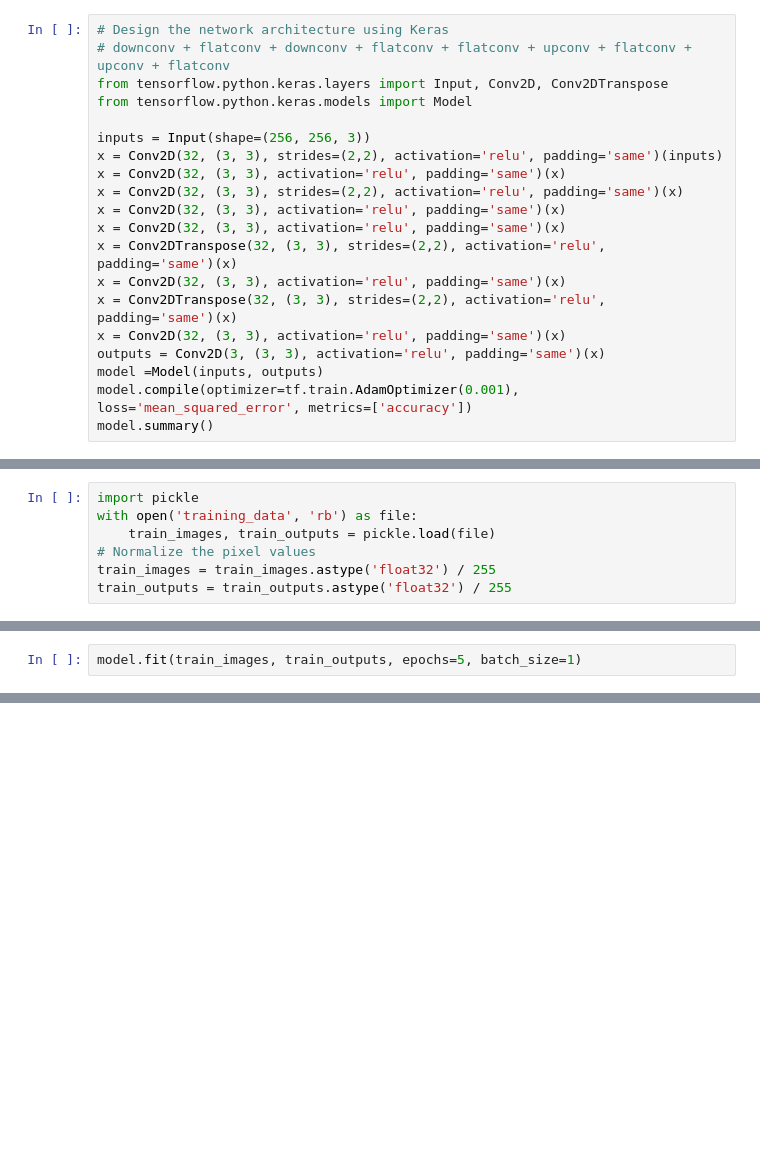
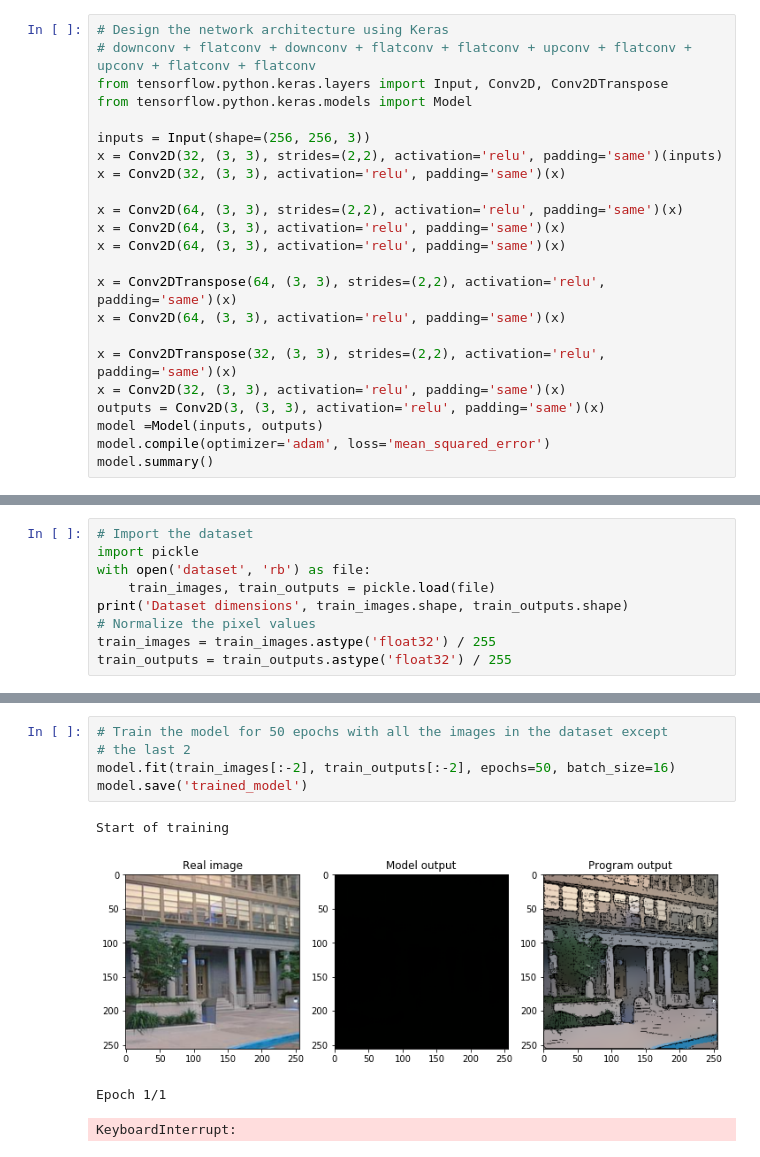
Before and after one commit to vorzawk/nnCartoonifier, a Jupyter notebook: deepCartoonifier.ipynb, the cells around one changed output, grey strips where cells are left out. Saved outputs shown, nothing was run; the diff lists cells and outputs as text; blank space fills up the shorter version.

Commit message:
model trained, but not working well for random images from the internet

```diff
--- a/deepCartoonifier.ipynb
+++ b/deepCartoonifier.ipynb
@@ -11,23 +11,26 @@ sess = tf.Session(config=config)
 K.set_session(sess)
 # %%
 # Design the network architecture using Keras
-# downconv + flatconv + downconv + flatconv + flatconv + upconv + flatconv + upconv + flatconv
+# downconv + flatconv + downconv + flatconv + flatconv + upconv + flatconv + upconv + flatconv + flatconv
 from tensorflow.python.keras.layers import Input, Conv2D, Conv2DTranspose
 from tensorflow.python.keras.models import Model
 
 inputs = Input(shape=(256, 256, 3))
 x = Conv2D(32, (3, 3), strides=(2,2), activation='relu', padding='same')(inputs)
 x = Conv2D(32, (3, 3), activation='relu', padding='same')(x)
-x = Conv2D(32, (3, 3), strides=(2,2), activation='relu', padding='same')(x)
-x = Conv2D(32, (3, 3), activation='relu', padding='same')(x)
-x = Conv2D(32, (3, 3), activation='relu', padding='same')(x)
-x = Conv2DTranspose(32, (3, 3), strides=(2,2), activation='relu', padding='same')(x)
-x = Conv2D(32, (3, 3), activation='relu', padding='same')(x)
+
+x = Conv2D(64, (3, 3), strides=(2,2), activation='relu', padding='same')(x)
+x = Conv2D(64, (3, 3), activation='relu', padding='same')(x)
+x = Conv2D(64, (3, 3), activation='relu', padding='same')(x)
+
+x = Conv2DTranspose(64, (3, 3), strides=(2,2), activation='relu', padding='same')(x)
+x = Conv2D(64, (3, 3), activation='relu', padding='same')(x)
+
 x = Conv2DTranspose(32, (3, 3), strides=(2,2), activation='relu', padding='same')(x)
 x = Conv2D(32, (3, 3), activation='relu', padding='same')(x)
 outputs = Conv2D(3, (3, 3), activation='relu', padding='same')(x)
 model =Model(inputs, outputs)
-model.compile(optimizer=tf.train.AdamOptimizer(0.001), loss='mean_squared_error', metrics=['accuracy'])
+model.compile(optimizer='adam', loss='mean_squared_error')
 model.summary()
 # %% [output]
 _________________________________________________________________
@@ -48,9 +51,11 @@ Trainable params: 75,747
 Non-trainable params: 0
 _________________________________________________________________
 # %%
+# Import the dataset
 import pickle
-with open('training_data', 'rb') as file:
+with open('dataset', 'rb') as file:
     train_images, train_outputs = pickle.load(file)
+print('Dataset dimensions', train_images.shape, train_outputs.shape)
 # Normalize the pixel values
 train_images = train_images.astype('float32') / 255
 train_outputs = train_outputs.astype('float32') / 255
@@ -57,2 +63,0 @@ train_outputs = train_outputs.astype('float32') / 255
-# %%
-model.fit(train_images, train_outputs, epochs=5, batch_size=1)
@@ -70,0 +79,10 @@ Epoch 5/5
+# %%
+# Train the model for 50 epochs with all the images in the dataset except
+# the last 2
+model.fit(train_images[:-2], train_outputs[:-2], epochs=50, batch_size=16)
+model.save('trained_model')
+# %% [output]
+Start of training
+[figure, added]
+Epoch 1/1
+KeyboardInterrupt:
```
Also changed, not shown: parts of 6 cells of this notebook, 1 other file.
